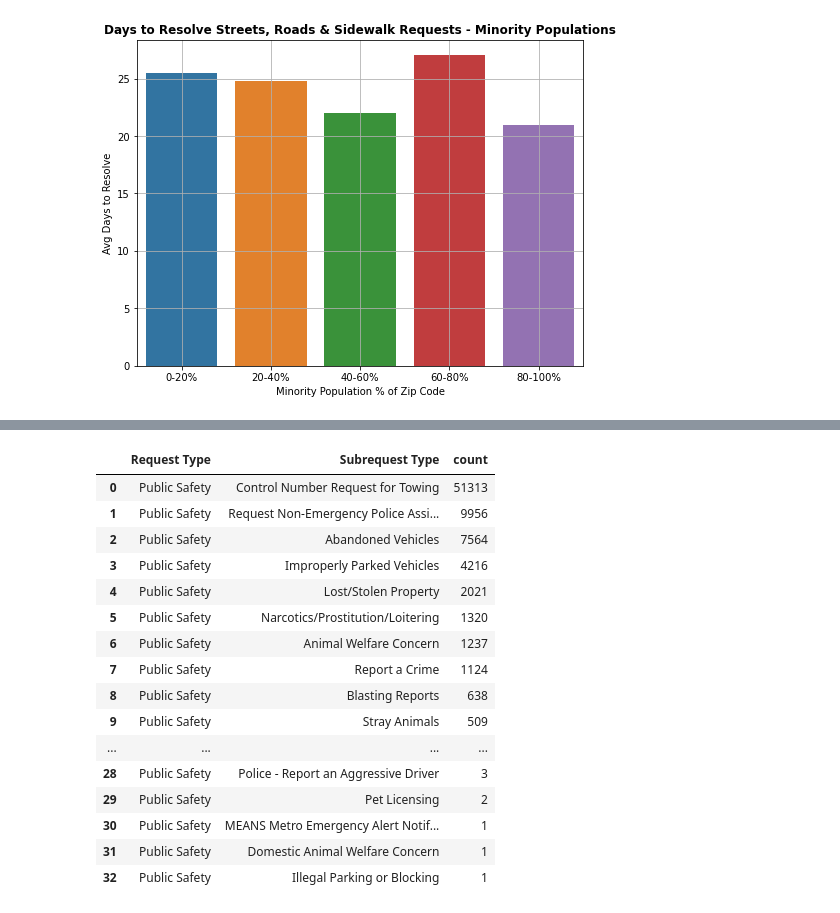
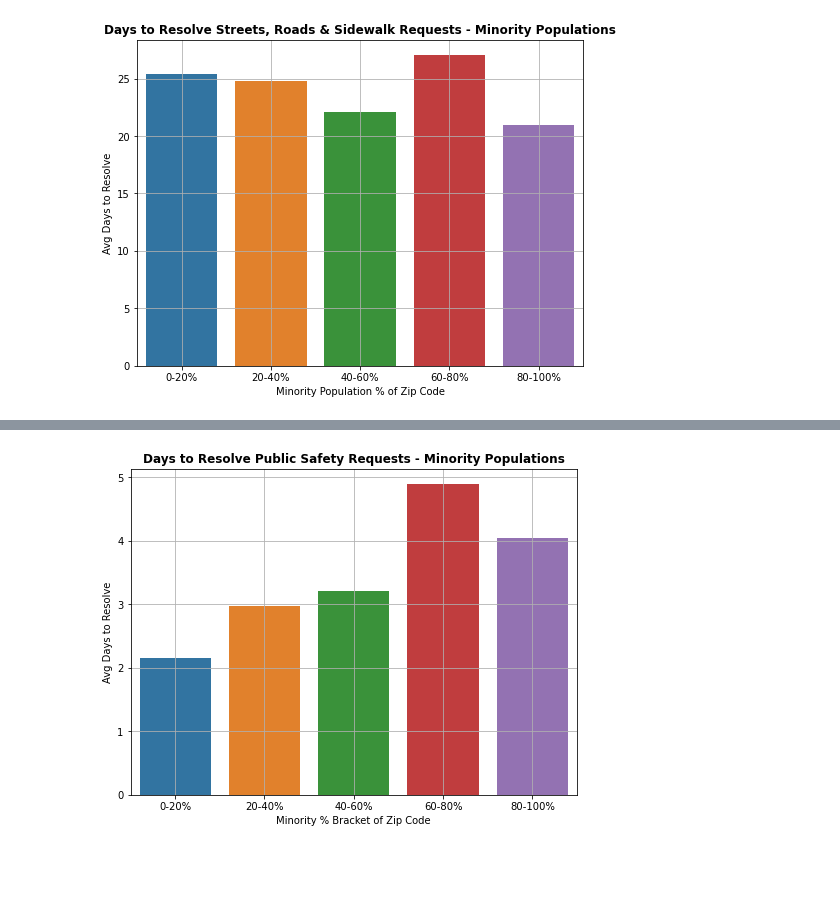
Before and after one commit to PrestonSpencer/Capstone-Nashville-Software-School-Nashville-311-Analysis, a Jupyter notebook: notebooks/visuals_and_analysis.ipynb, the cells around one changed output, grey strips where cells are left out. Saved outputs shown, nothing was run; the diff lists cells and outputs as text; code cells hidden in the pictures; blank space fills up the shorter version.

```diff
--- a/notebooks/visuals_and_analysis.ipynb
+++ b/notebooks/visuals_and_analysis.ipynb
@@ -668,20 +552,11 @@ request_streets.groupby(['Request Type'], as_index = False)['Subrequest Type'].v
-# %%
-request_safety.groupby(['Request Type'], as_index = False)['Subrequest Type'].value_counts()
-# %% [output]
-|  | Request Type | Subrequest Type | count |
-| 0 | Public Safety | Control Number Request for Towing | 51313 |
-| 1 | Public Safety | Request Non-Emergency Police Assi... | 9956 |
-| 2 | Public Safety | Abandoned Vehicles | 7564 |
-| 3 | Public Safety | Improperly Parked Vehicles | 4216 |
-| 4 | Public Safety | Lost/Stolen Property | 2021 |
-| 5 | Public Safety | Narcotics/Prostitution/Loitering | 1320 |
-| 6 | Public Safety | Animal Welfare Concern | 1237 |
-| 7 | Public Safety | Report a Crime | 1124 |
-| 8 | Public Safety | Blasting Reports | 638 |
-| 9 | Public Safety | Stray Animals | 509 |
-| ... | ... | ... | ... |
-| 28 | Public Safety | Police - Report an Aggressive Driver | 3 |
-| 29 | Public Safety | Pet Licensing | 2 |
-| 30 | Public Safety | MEANS Metro Emergency Alert Notif... | 1 |
-| 31 | Public Safety | Domestic Animal Welfare Concern | 1 |
-| 32 | Public Safety | Illegal Parking or Blocking | 1 |
+# %%
+safety_groups_race = request_safety.groupby(['Minority % Bracket']).apply(safety_mean)
+safety_groups_race = safety_groups_race.reset_index()
+plt.figure(figsize = (8,6))
+sns.barplot(x = 'Minority % Bracket', y = 0, data = safety_groups_race)
+plt.ylabel('Avg Days to Resolve')
+plt.xlabel('Minority % Bracket of Zip Code')
+plt.title('Days to Resolve Public Safety Requests - Minority Populations', weight = 'bold', fontsize = 12)
+plt.grid();
+# %% [output]
+[figure, added]
```
Also changed, not shown: parts of 41 cells of this notebook, 5 other files.
